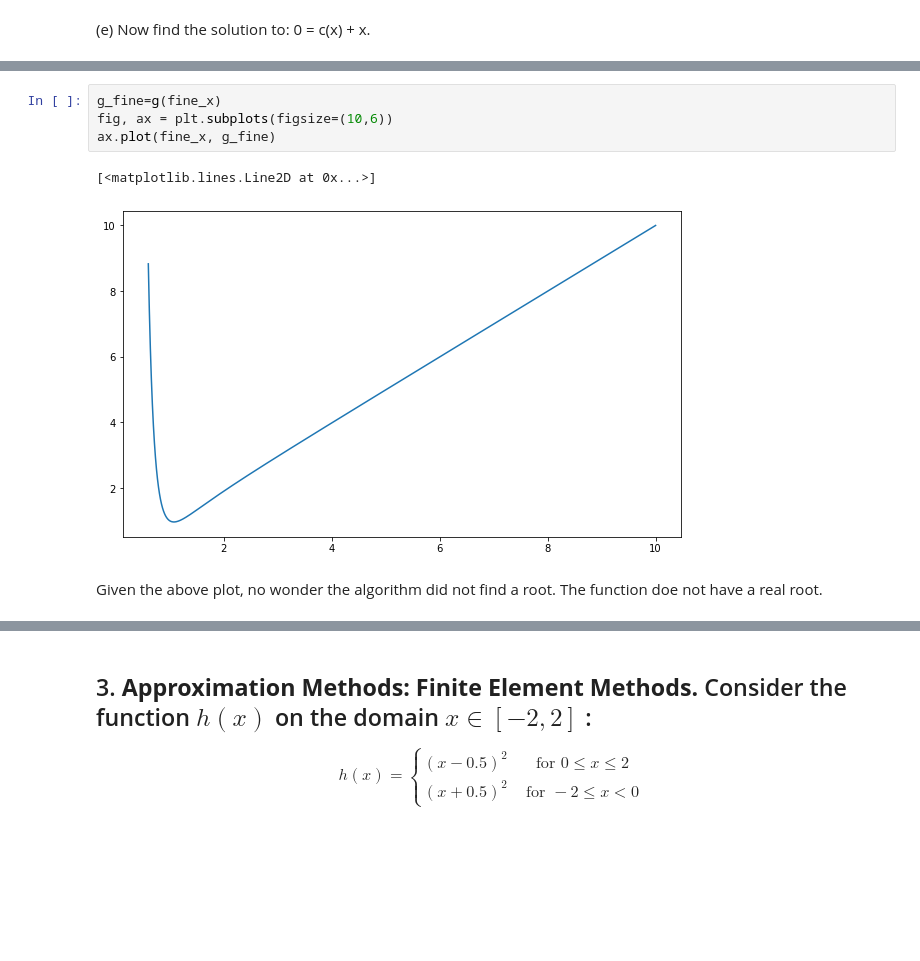
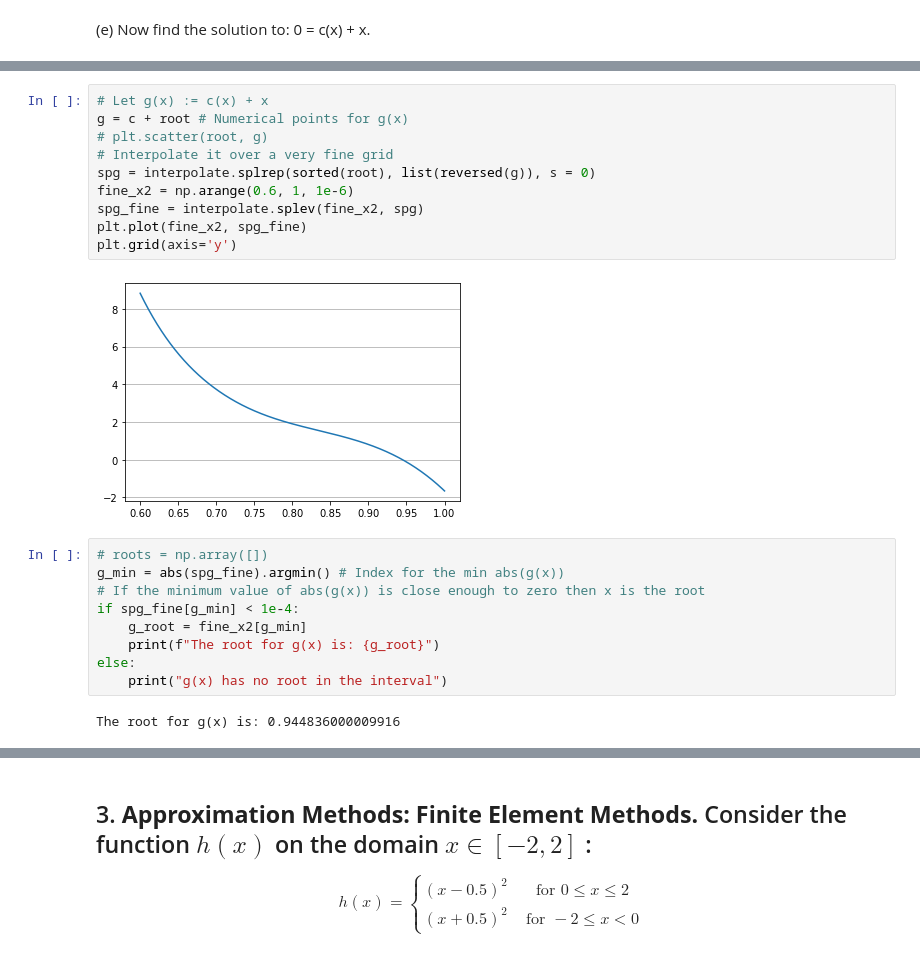
Before and after one commit to rfbressan/eesp_macro3, a Jupyter notebook: problem_set1.ipynb, the cells around one changed output, grey strips where cells are left out. Drawn from its saved outputs; the diff is of its cells as text; blank space fills up the shorter version.

```diff
--- a/problem_set1.ipynb
+++ b/problem_set1.ipynb
@@ -185,9 +173,23 @@ Root of the function: The algorithm did not converge in the first 100 iterations
-# %%
-g_fine=g(fine_x)
-fig, ax = plt.subplots(figsize=(10,6))
-ax.plot(fine_x, g_fine)
-# %% [output]
-[<matplotlib.lines.Line2D at 0x...>]
-[figure, removed]
-# %% [markdown]
-Given the above plot, no wonder the algorithm did not find a root. The function doe not have a real root.
+# %%
+# Let g(x) := c(x) + x
+g = c + root # Numerical points for g(x)
+# plt.scatter(root, g)
+# Interpolate it over a very fine grid
+spg = interpolate.splrep(sorted(root), list(reversed(g)), s = 0)
+fine_x2 = np.arange(0.6, 1, 1e-6)
+spg_fine = interpolate.splev(fine_x2, spg)
+plt.plot(fine_x2, spg_fine)
+plt.grid(axis='y')
+# %% [output]
+[figure, added]
+# %%
+# roots = np.array([])
+g_min = abs(spg_fine).argmin() # Index for the min abs(g(x))
+# If the minimum value of abs(g(x)) is close enough to zero then x is the root
+if spg_fine[g_min] < 1e-4:
+    g_root = fine_x2[g_min]
+    print(f"The root for g(x) is: {g_root}")
+else:
+    print("g(x) has no root in the interval")
+# %% [output]
+The root for g(x) is: 0.944836000009916
```
Also changed, not shown: parts of 10 cells of this notebook, 1 other file.
